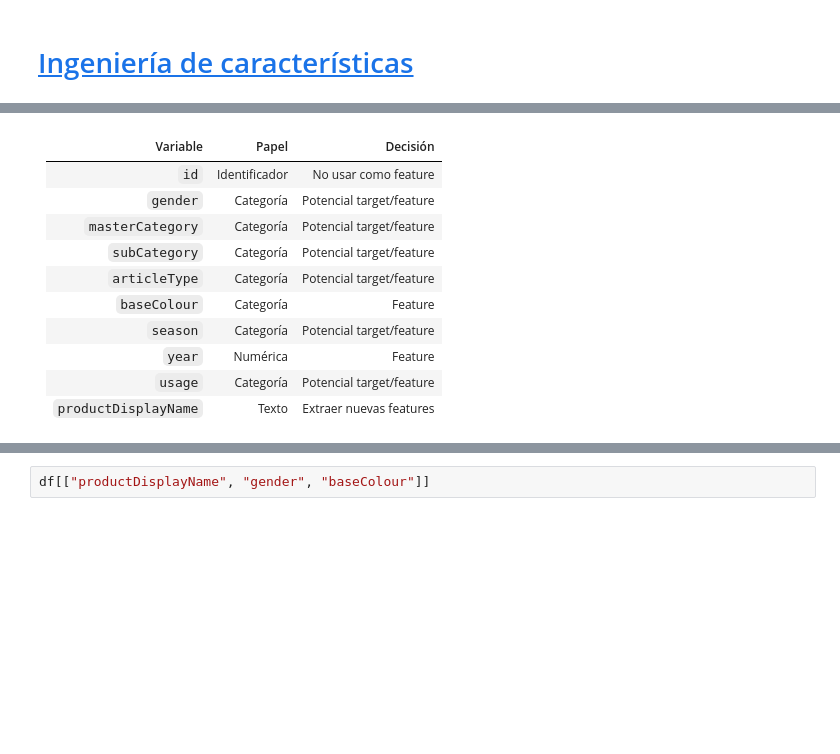
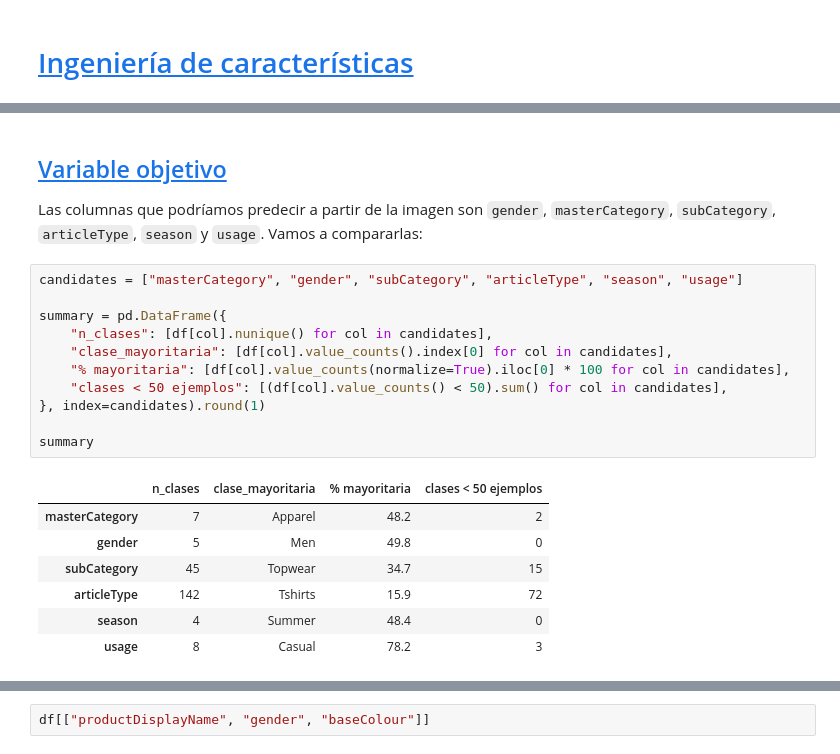
Before and after one commit to larayc/tfm-mlops-fashion, a Jupyter notebook: notebooks/02_feature_engineering.ipynb, the cells around one changed output, grey strips where cells are left out. Cells and saved outputs as stored; diff of their text form; blank space fills up the shorter version.

```diff
--- a/notebooks/02_feature_engineering.ipynb
+++ b/notebooks/02_feature_engineering.ipynb
@@ -57,15 +55,25 @@ print(f"Dataset limpio cargado: {df.shape[0]} filas, {df.shape[1]} columnas.")
 # %% [output]
 Dataset limpio cargado: 44419 filas, 10 columnas.
 # %% [markdown]
-| Variable             | Papel         | Decisión                 |
-| -------------------- | ------------- | ------------------------ |
-| `id`                 | Identificador | No usar como feature     |
-| `gender`             | Categoría     | Potencial target/feature |
-| `masterCategory`     | Categoría     | Potencial target/feature |
-| `subCategory`        | Categoría     | Potencial target/feature |
-| `articleType`        | Categoría     | Potencial target/feature |
-| `baseColour`         | Categoría     | Feature                  |
-| `season`             | Categoría     | Potencial target/feature |
-| `year`               | Numérica      | Feature                  |
-| `usage`              | Categoría     | Potencial target/feature |
-| `productDisplayName` | Texto         | Extraer nuevas features  |
+## <a id='toc1_2_'></a>[Variable objetivo](#toc0_)
+
+Las columnas que podríamos predecir a partir de la imagen son `gender`, `masterCategory`, `subCategory`, `articleType`, `season` y `usage`. Vamos a compararlas:
+# %%
+candidates = ["masterCategory", "gender", "subCategory", "articleType", "season", "usage"]
+
+summary = pd.DataFrame({
+    "n_clases": [df[col].nunique() for col in candidates],
+    "clase_mayoritaria": [df[col].value_counts().index[0] for col in candidates],
+    "% mayoritaria": [df[col].value_counts(normalize=True).iloc[0] * 100 for col in candidates],
+    "clases < 50 ejemplos": [(df[col].value_counts() < 50).sum() for col in candidates],
+}, index=candidates).round(1)
+
+summary
+# %% [output]
+|  | n_clases | clase_mayoritaria | % mayoritaria | clases < 50 ejemplos |
+| masterCategory | 7 | Apparel | 48.2 | 2 |
+| gender | 5 | Men | 49.8 | 0 |
+| subCategory | 45 | Topwear | 34.7 | 15 |
+| articleType | 142 | Tshirts | 15.9 | 72 |
+| season | 4 | Summer | 48.4 | 0 |
+| usage | 8 | Casual | 78.2 | 3 |
```
Also changed, not shown: parts of 40 cells of this notebook, 2 other files.
